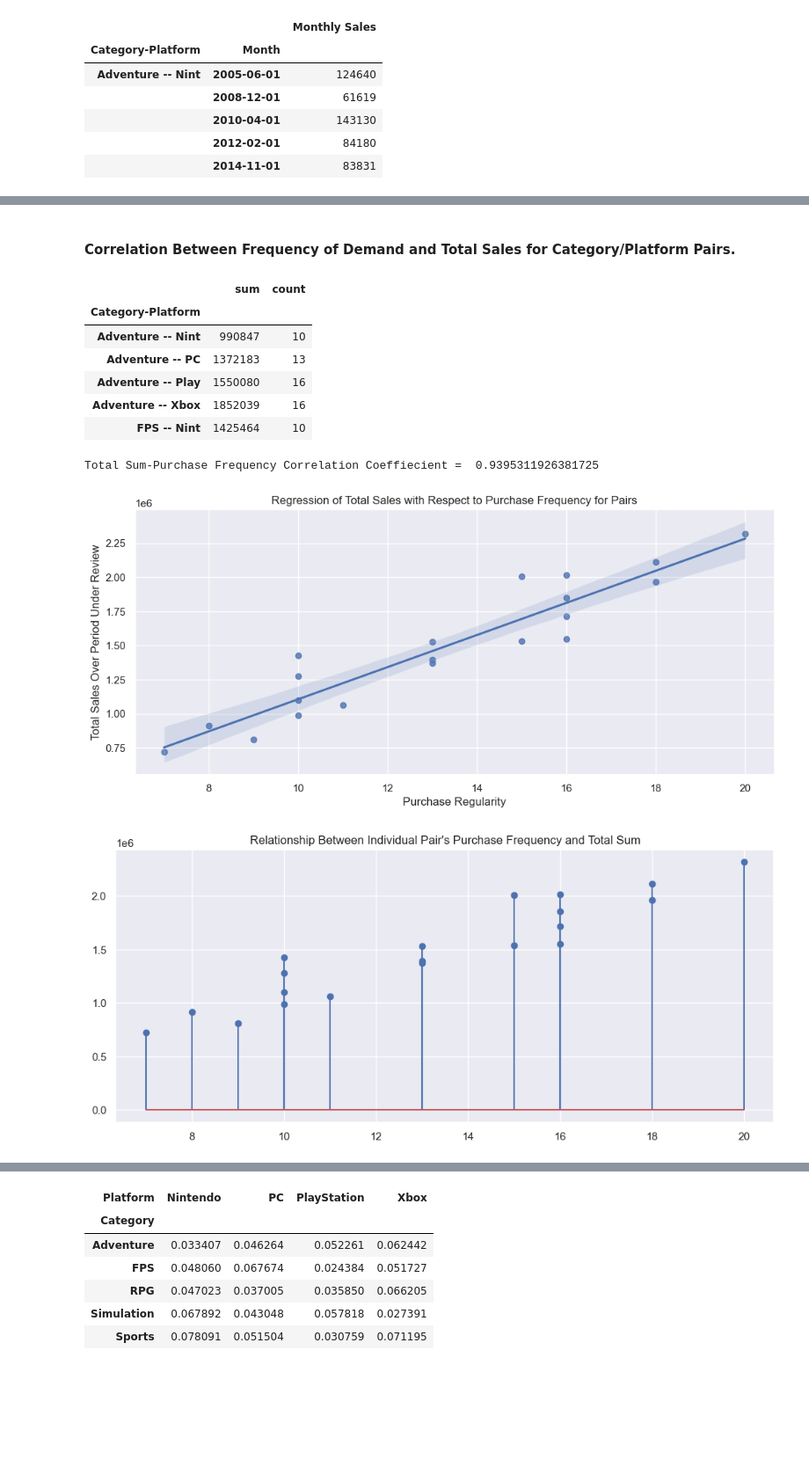
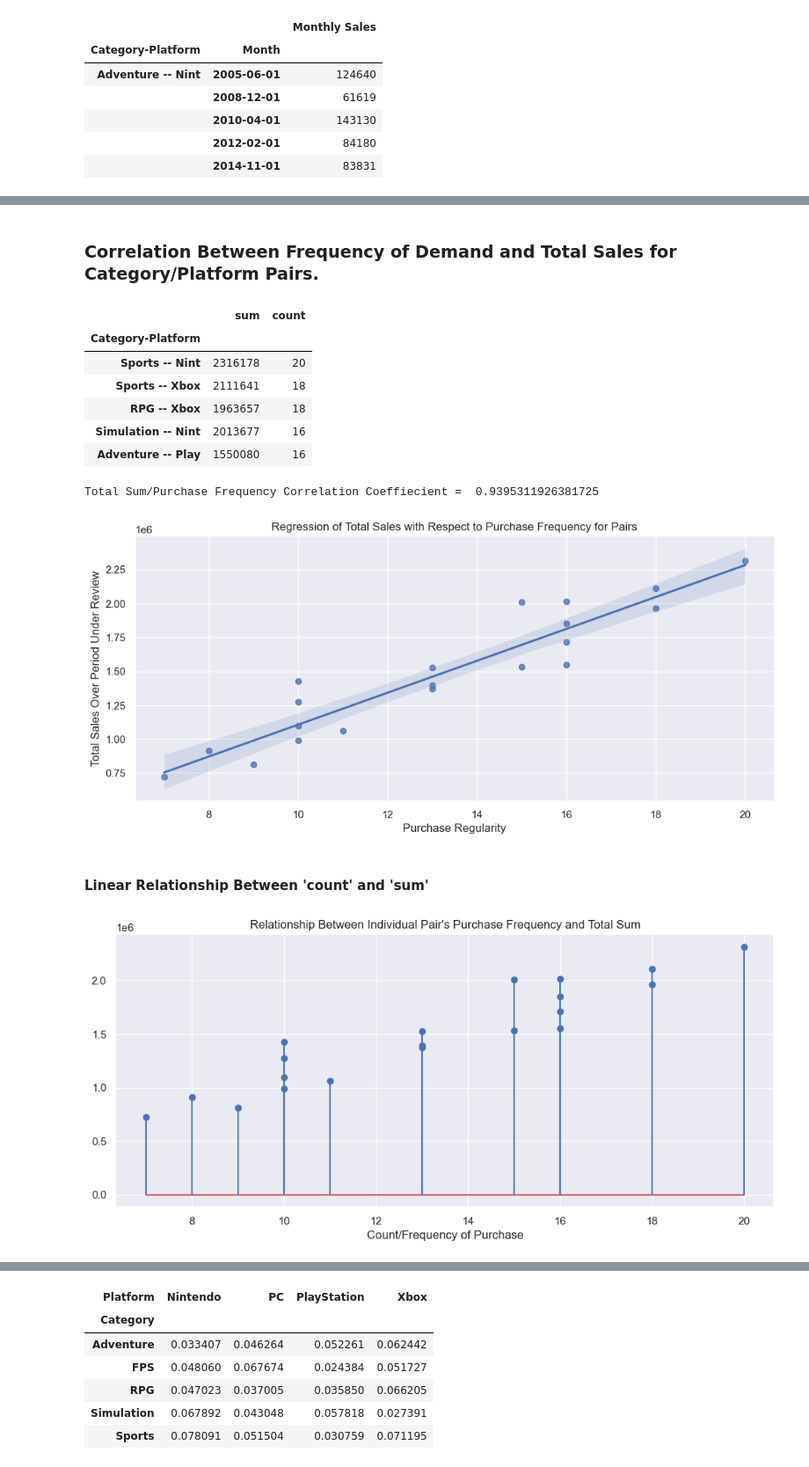
Before and after one commit to Opeojo/video-game-sales-forecast, a Jupyter notebook: sales-forecasting.ipynb, the cells around one changed output, grey strips where cells are left out. Shown at 88% size. Saved outputs shown, nothing was run; the diff lists cells and outputs as text; code cells hidden in the pictures; blank space fills up the shorter version.

```diff
--- a/sales-forecasting.ipynb
+++ b/sales-forecasting.ipynb
@@ -6,7 +6,10 @@ import pandas as pd
 import numpy as np
 from scipy import stats
 
+from datetime import datetime
+
 import matplotlib.pyplot as plt
+plt.style.use('ggplot')
 import seaborn as sns
 sns.set_theme(style="darkgrid", rc={"figure.figsize":(12, 5)})
 
@@ -203,5 +278,5 @@ plt.xticks(rotation = 90, fontsize='medium', fontweight='bold');
 # %% [markdown]
-#### Correlation Between Frequency of Demand and Total Sales for Category/Platform Pairs.
+### Correlation Between Frequency of Demand and Total Sales for Category/Platform Pairs.
 # %%
 # create the dataframe for sum and count of each pair
 count_sales = df_sales.groupby(['Category-Platform'])[['Monthly Sales']]\
@@ -209,15 +284,15 @@ count_sales = df_sales.groupby(['Category-Platform'])[['Monthly Sales']]\
 
 count_sales.columns = count_sales.columns.droplevel(level=0)
 # %%
-count_sales.head()
+count_sales.sort_values('count', ascending=False).head()
 # %% [output]
 |  | sum | count |
 | Category-Platform |  |  |
-| Adventure -- Nint | 990847 | 10 |
-| Adventure -- PC | 1372183 | 13 |
+| Sports -- Nint | 2316178 | 20 |
+| Sports -- Xbox | 2111641 | 18 |
+| RPG -- Xbox | 1963657 | 18 |
+| Simulation -- Nint | 2013677 | 16 |
 | Adventure -- Play | 1550080 | 16 |
-| Adventure -- Xbox | 1852039 | 16 |
-| FPS -- Nint | 1425464 | 10 |
 # %%
 # visualise the regression
 ax = sns.regplot(data=count_sales, x='count', y='sum')
@@ -229,14 +304,17 @@ plt.ylabel('Total Sales Over Period Under Review')
 x = count_sales['count']
 y = count_sales['sum']
 res = stats.pearsonr(x, y)
-print('Total Sum-Purchase Frequency Correlation Coeffiecient = ', res[0])
+print('Total Sum/Purchase Frequency Correlation Coeffiecient = ', res[0])
 # %% [output]
-Total Sum-Purchase Frequency Correlation Coeffiecient =  0.9395311926381725
+Total Sum/Purchase Frequency Correlation Coeffiecient =  0.9395311926381725
 [figure]
+# %% [markdown]
+#### Linear Relationship Between 'count' and 'sum'
 # %%
 # visualise the the linear relationship between count and sum
 plt.stem(x, y)
+plt.xlabel('Count/Frequency of Purchase')
 plt.title("Relationship Between Individual Pair's Purchase Frequency and Total Sum")
 plt.show()
 # %% [output]
-[figure, old version]
+[figure, new version]
```
Also changed, not shown: parts of 101 cells of this notebook, 1 other file.
